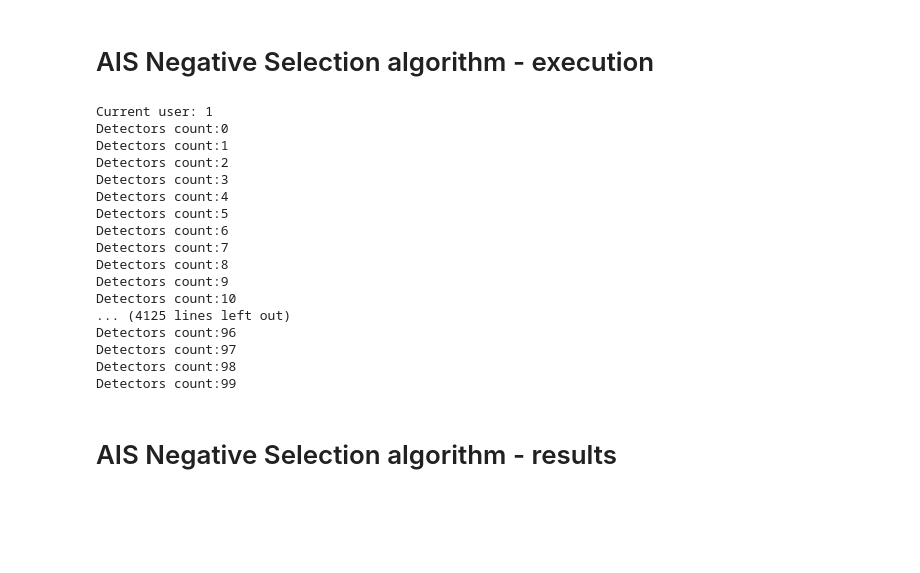
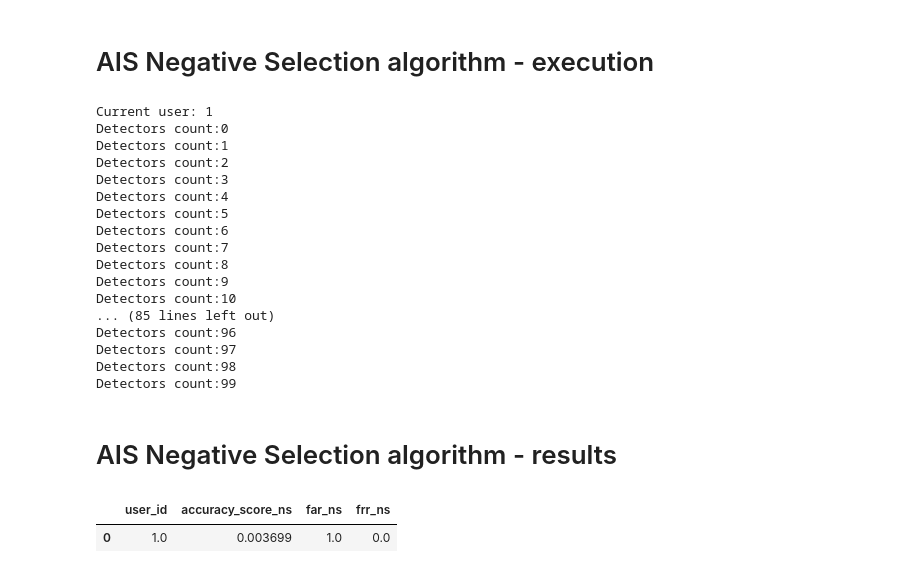
Before and after one commit to Riso8500/pripoc_project, a Jupyter notebook: pripoc_ais_behavioral_biometric.ipynb, the cells around one changed output. Saved outputs shown, nothing was run; the diff lists cells and outputs as text; code cells hidden in the pictures; blank space fills up the shorter version.

Commit message:
implement simple predict method add ais ns results

```diff
--- a/pripoc_ais_behavioral_biometric.ipynb
+++ b/pripoc_ais_behavioral_biometric.ipynb
@@ -355,7 +393,7 @@ class Negative_selection:
 # AIS Negative Selection algorithm - execution
 # %%
 # NS configuration
-features_batch_size = 100
+features_chunk_size = 100
 threshold = 3
 detectors_max_count = 100
 
@@ -363,20 +401,22 @@ detectors_max_count = 100
 kfold_random_state = 42
 kfold_splits = 5
 
-
-# defining empty array for results
-predicts_array_ns = []
-far_array_ns = []
-frr_array_ns = []
-user_ns_dictionary = {}
+# variable where result by users are saved
+results_by_users = pd.DataFrame()
 
 for user_id in user_ids:
+
+    # defining empty array for current user results
+    accuracy_array_ns = []
+    far_array_ns = []
+    frr_array_ns = []
+
     print('Current user: ' + str(user_id))
 
     # split dataframe to self user data and non/self user data (impostor)
     self_user_data, non_self_user_data = split_user_data(df = df.copy(), self_user_id = user_id)
 
-    kfold = StratifiedKFold(n_splits = kfold_splits, shuffle = True, random_state = kfold_random_state)
+    kfold = KFold(n_splits = kfold_splits, shuffle = True, random_state = kfold_random_state)
 
     # kfold data split in cycles
     for train_index, test_index in kfold.split(self_user_data):
@@ -391,22 +431,32 @@ for user_id in user_ids:
         Y_test.loc[Y_test != user_id] = 0
         Y_test.loc[Y_test == user_id] = 1
 
-        # remoce user_id column from test dataset
-        X_test = df.drop(['user_id'], axis=1)
+        # remove user_id column from test dataset
+        X_test = X_test.drop(['user_id'], axis=1)
 
         # create negative selection for current user, save it to dictionary
         ais_ns = Negative_selection(
+            data = df.copy(),
             self_user_id = user_id,
-            features_batch_size = features_batch_size,
+            features_chunk_size = features_chunk_size,
             threshold = threshold,
             detectors_max_count = detectors_max_count
         )
         ais_ns.fit(X_train_self)
         predicts_ns = ais_ns.predict(X_test)
 
-        predicts_array_ns.append(accuracy_score(Y_test, predicts_ns))
+        accuracy_array_ns.append(accuracy_score(Y_test, predicts_ns))
         far_array_ns.append(metrics.fmr_score(Y_test, predicts_ns))
         frr_array_ns.append(metrics.fnmr_score(Y_test, predicts_ns))
+
+        results_by_users = results_by_users.append(
+            pd.DataFrame(
+                np.array([[user_id, np.mean(accuracy_array_ns), np.mean(far_array_ns), np.mean(frr_array_ns)]]),
+                columns=['user_id', 'accuracy_score_ns', 'far_ns', 'frr_ns']
+            )
+        )
+        break
+    break
 # %% [output]
 Current user: 1
 Detectors count:0
@@ -420,7 +470,7 @@ Detectors count:7
 Detectors count:8
 Detectors count:9
 Detectors count:10
-... (4125 lines left out)
+... (85 lines left out)
 Detectors count:96
 Detectors count:97
 Detectors count:98
@@ -429,0 +494,5 @@ Detectors count:99
+# %%
+results_by_users
+# %% [output]
+|  | user_id | accuracy_score_ns | far_ns | frr_ns |
+| 0 | 1.0 | 0.003699 | 1.0 | 0.0 |
```
Also changed, not shown: parts of 3 cells of this notebook.
